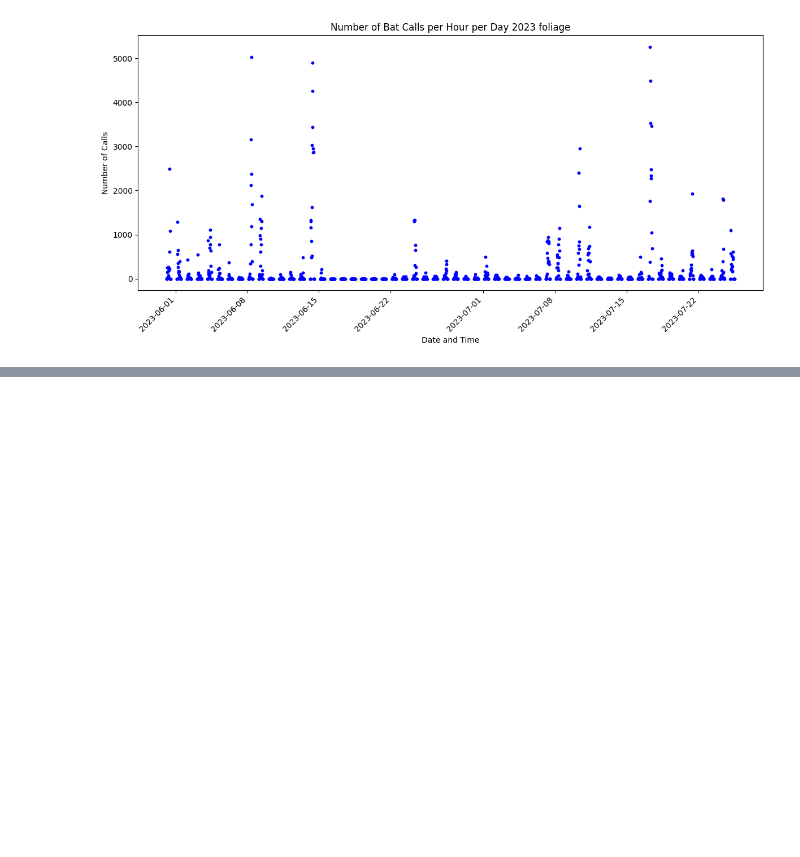
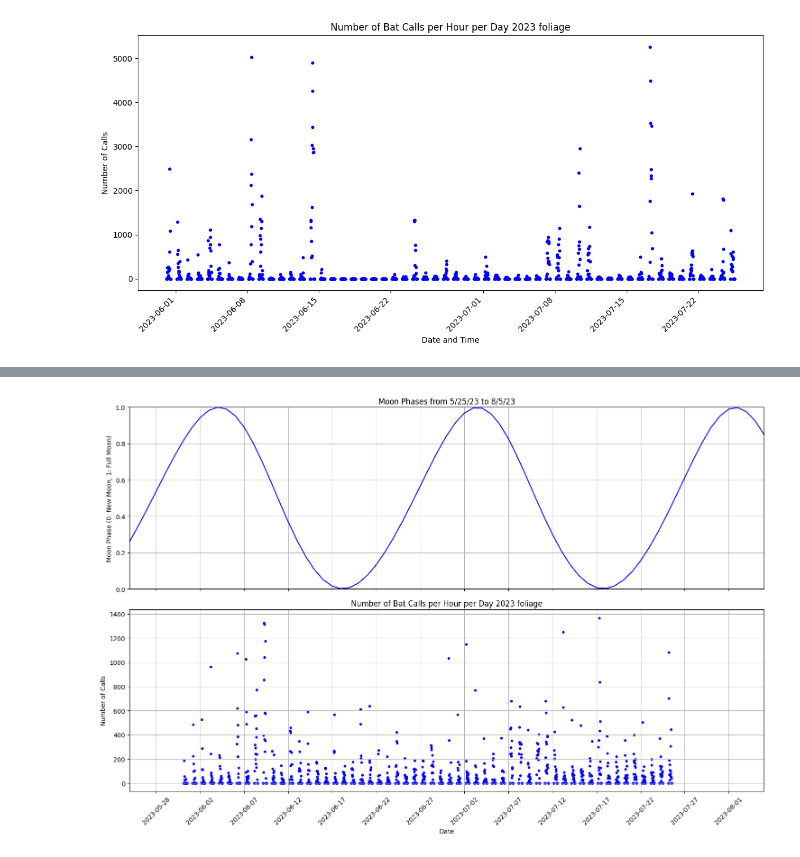
Before and after one commit to uw-echospace/EV_MB, a Jupyter notebook: batdetect2-calls/batmo_lunar.ipynb, the cells around one changed output, grey strips where cells are left out. Cells and saved outputs as stored; diff of their text form; code cells hidden in the pictures; blank space fills up the shorter version.

```diff
--- a/batdetect2-calls/batmo_lunar.ipynb
+++ b/batdetect2-calls/batmo_lunar.ipynb
@@ -500,0 +178,52 @@ plt.show()
+# %%
+import ephem
+import matplotlib.pyplot as plt
+from datetime import datetime, timedelta
+
+# Define the start and end dates
+start_date = datetime(2023, 5, 25)
+end_date = datetime(2023, 8, 5)
+
+# Generate a list of dates within the range
+date_range = [start_date + timedelta(days=i) for i in range((end_date - start_date).days + 1)]
+
+# Calculate moon phases for each date
+moon_phases = []
+
+for date in date_range:
+    observer = ephem.Observer()
+    observer.date = date
+    moon = ephem.Moon(observer)
+    moon_phases.append(moon.phase / 100)  # Normalize phase to [0, 1]
+
+# Load foliage_df (assuming you have it loaded somewhere in your code)
+# foliage_df = ...
+
+# Create a 2x1 grid of subplots (2 rows, 1 column)
+fig, axs = plt.subplots(2, 1, figsize=(15, 10), sharex=True)  # Share x-axis
+
+# Plot moon phases in the first subplot
+axs[0].plot(date_range, moon_phases, color='b')
+axs[0].set_title('Moon Phases from 5/25/23 to 8/5/23')
+axs[0].set_ylabel('Moon Phase (0: New Moon, 1: Full Moon)')
+axs[0].set_ylim(0, 1)
+axs[0].grid(True)
+
+# Plot scatter plot in the second subplot
+axs[1].scatter(foliage_df['Datetime'], centralpond_df['Bat Calls'], s=10, marker='o', color='b')
+axs[1].set_xlabel('Date')
+axs[1].set_ylabel('Number of Calls')
+axs[1].set_title('Number of Bat Calls per Hour per Day 2023 foliage')
+axs[1].set_xlim(start_date, end_date)
+axs[1].grid(True)
+
+# Adjust x-axis ticks for better readability
+axs[0].xaxis.set_major_locator(plt.MaxNLocator(15))  # Increase the number of ticks
+axs[0].tick_params(axis='x', rotation=45)
+axs[1].xaxis.set_major_locator(plt.MaxNLocator(15))  # Increase the number of ticks
+axs[1].tick_params(axis='x', rotation=45)
+
+plt.tight_layout()
+plt.show()
+# %% [output]
+[figure, added]
```
Also changed, not shown: parts of 20 cells of this notebook, 13 other files.
